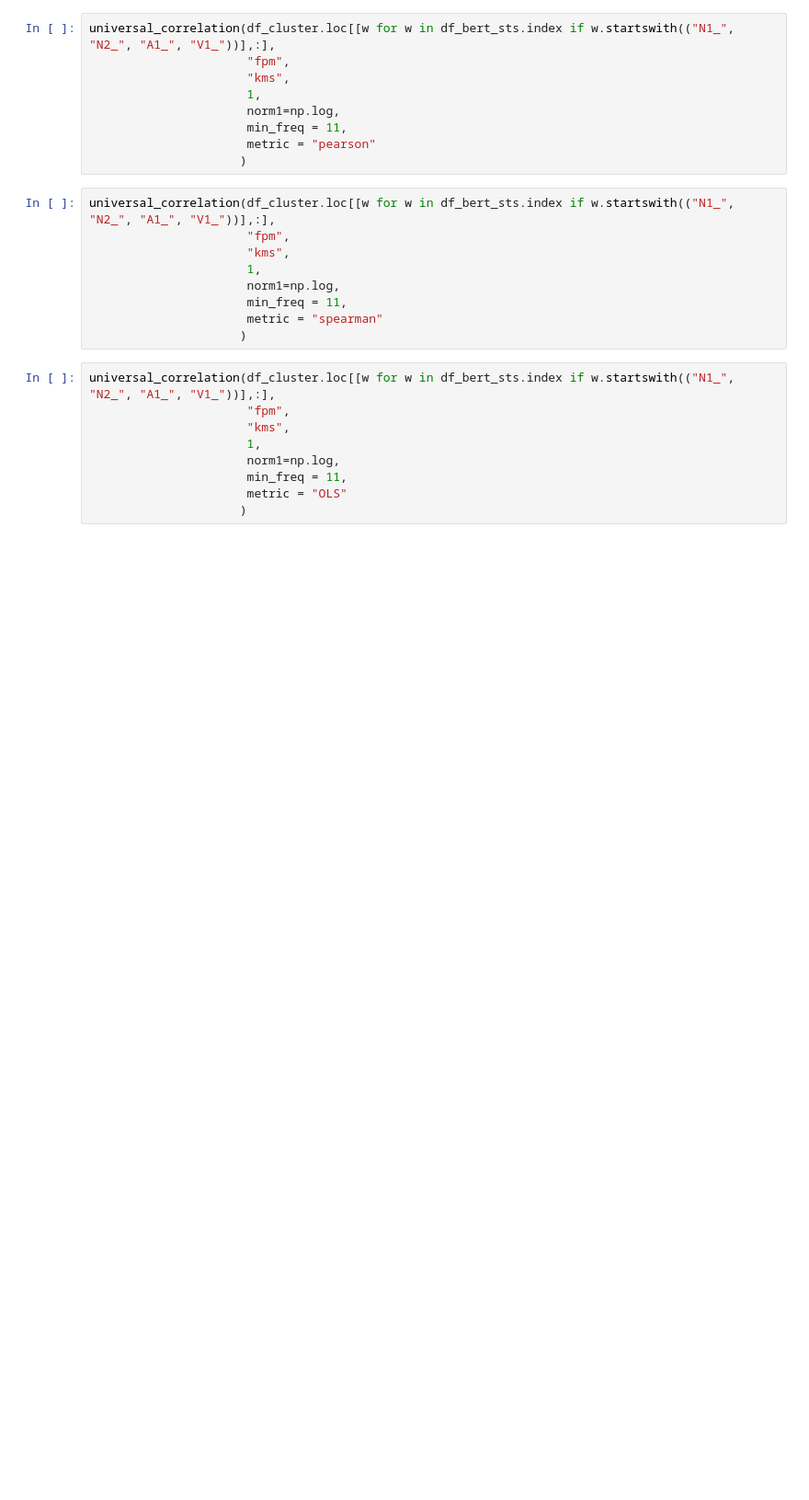
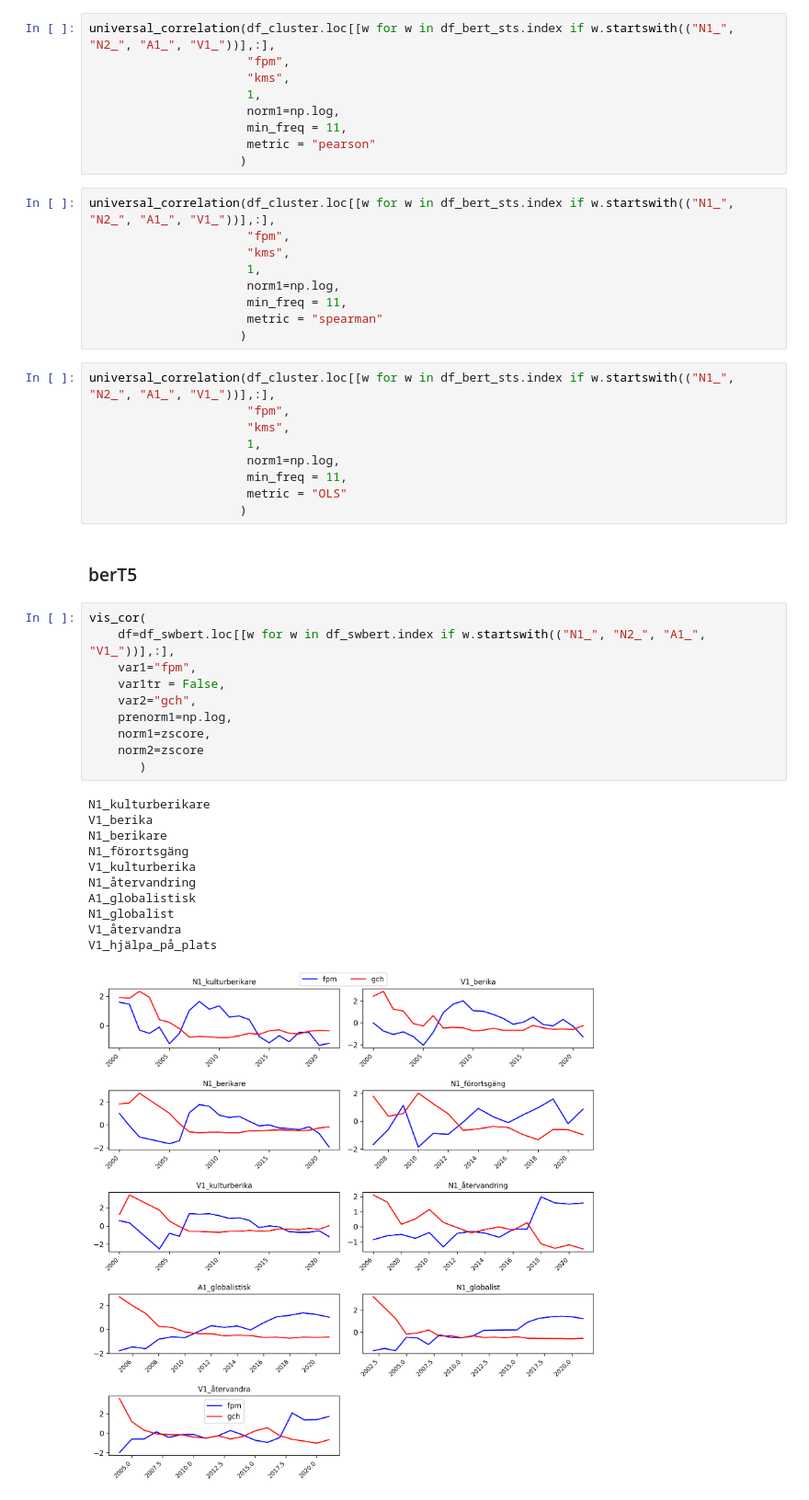
Before and after one commit to mboholm/dw_change, a Jupyter notebook: analysis/analysis.ipynb, the cells around one changed output. Shown at 92% size. Saved outputs shown, nothing was run; the diff lists cells and outputs as text; blank space fills up the shorter version.

```diff
--- a/analysis/analysis.ipynb
+++ b/analysis/analysis.ipynb
@@ -3776,3 +3754,27 @@ universal_correlation(df_cluster.loc[[w for w in df_bert_sts.index if w.startswi
                       min_freq = 11,
                       metric = "OLS"
                      )
+# %% [markdown]
+### berT5
+# %%
+vis_cor(
+    df=df_swbert.loc[[w for w in df_swbert.index if w.startswith(("N1_", "N2_", "A1_", "V1_"))],:],
+    var1="fpm",
+    var1tr = False,
+    var2="gch",
+    prenorm1=np.log,
+    norm1=zscore,
+    norm2=zscore
+       )
+# %% [output]
+N1_kulturberikare
+V1_berika
+N1_berikare
+N1_förortsgäng
+V1_kulturberika
+N1_återvandring
+A1_globalistisk
+N1_globalist
+V1_återvandra
+V1_hjälpa_på_plats
+[figure, added]
```
Also changed, not shown: parts of 25 cells of this notebook.
